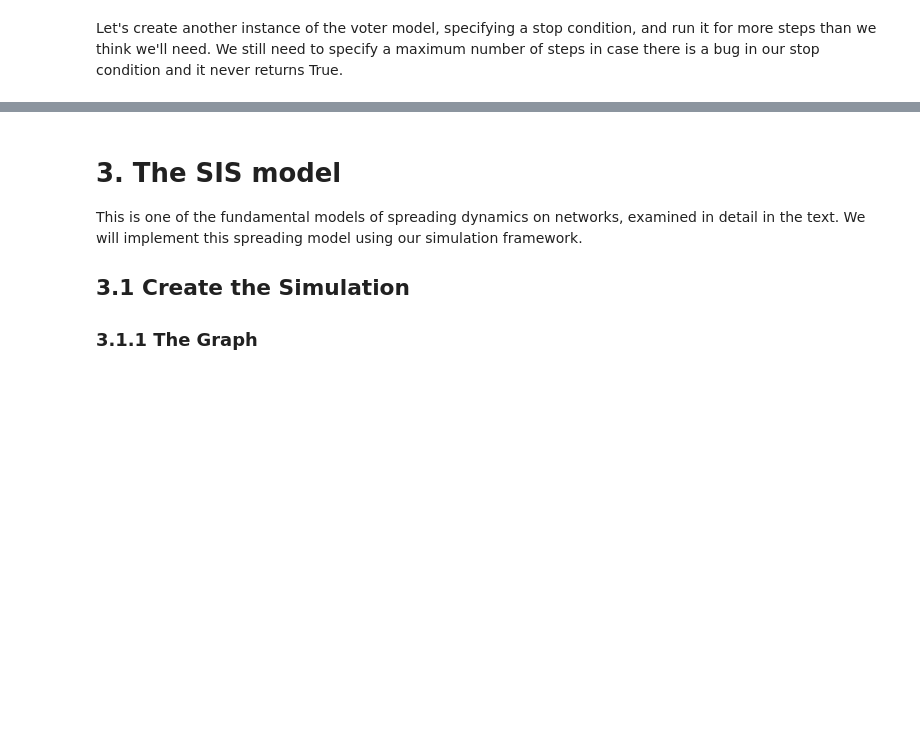
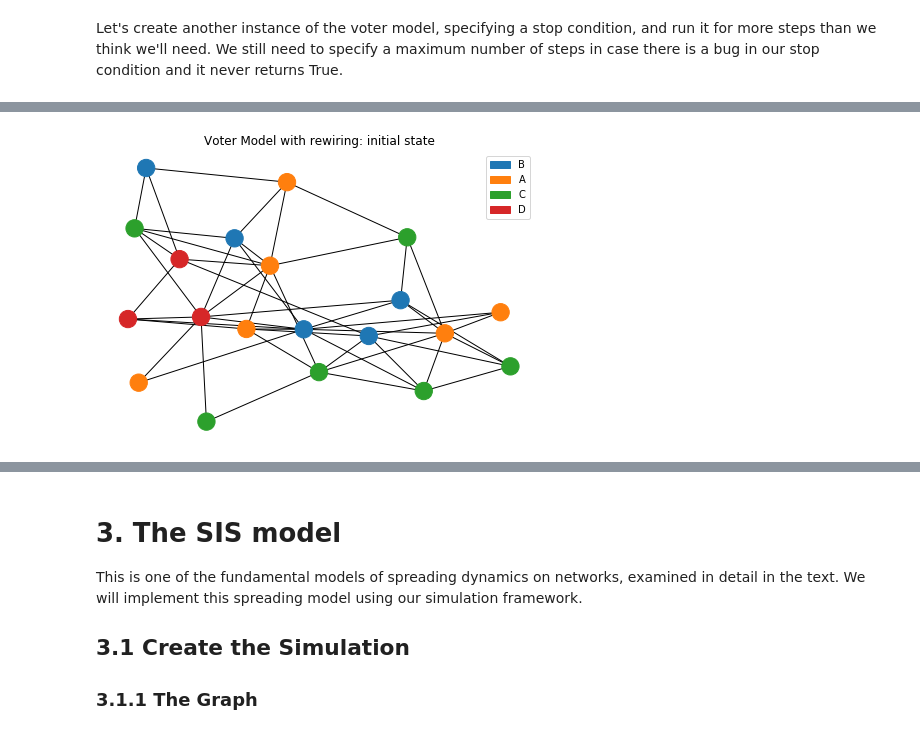
Before and after one commit to CambridgeUniversityPress/FirstCourseNetworkScience, a Jupyter notebook: tutorials/Chapter 7 Tutorial.ipynb, the cells around one changed output, grey strips where cells are left out. Drawn from its saved outputs; the diff is of its cells as text; code cells hidden in the pictures; blank space fills up the shorter version.

Commit message:
Add Ch7 Tutorial section on rewiring

```diff
--- a/tutorials/Chapter 7 Tutorial.ipynb
+++ b/tutorials/Chapter 7 Tutorial.ipynb
@@ -475,0 +480,22 @@ sim.plot()
+# %%
+def state_transition_async_rewiring(G, current_state):
+    # Randomizing the update order prevents bias
+    nodes_to_update = list(G.nodes)
+    random.shuffle(nodes_to_update)
+    for node in nodes_to_update:
+        if G.degree(node) > 0:
+            # This is the same as before
+            neighbor = random.choice(list(G.neighbors(node)))
+            current_state[node] = current_state[neighbor]
+            # This is the new part
+            neighbor = random.choice(list(G.neighbors(node)))
+            if current_state[node] != current_state[neighbor]:
+                G.remove_edge(node, neighbor)
+
+    return current_state
+# %%
+sim = Simulation(G, initial_state, state_transition_async_rewiring, stop_condition,
+                 name='Voter Model with rewiring')
+sim.draw()
+# %% [output]
+[figure, added]
```
Also changed, not shown: parts of 33 cells of this notebook, 1 other file.
